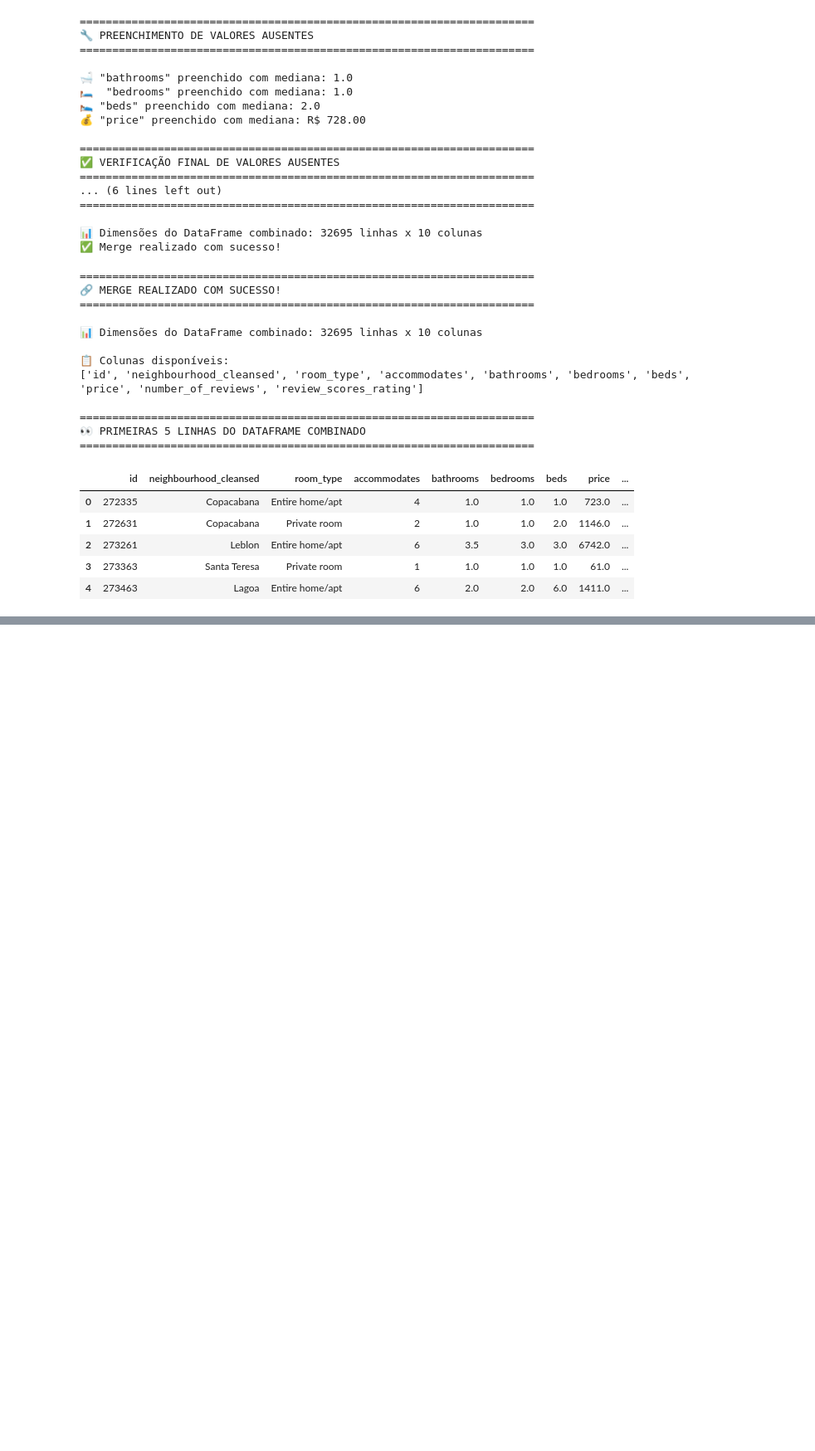
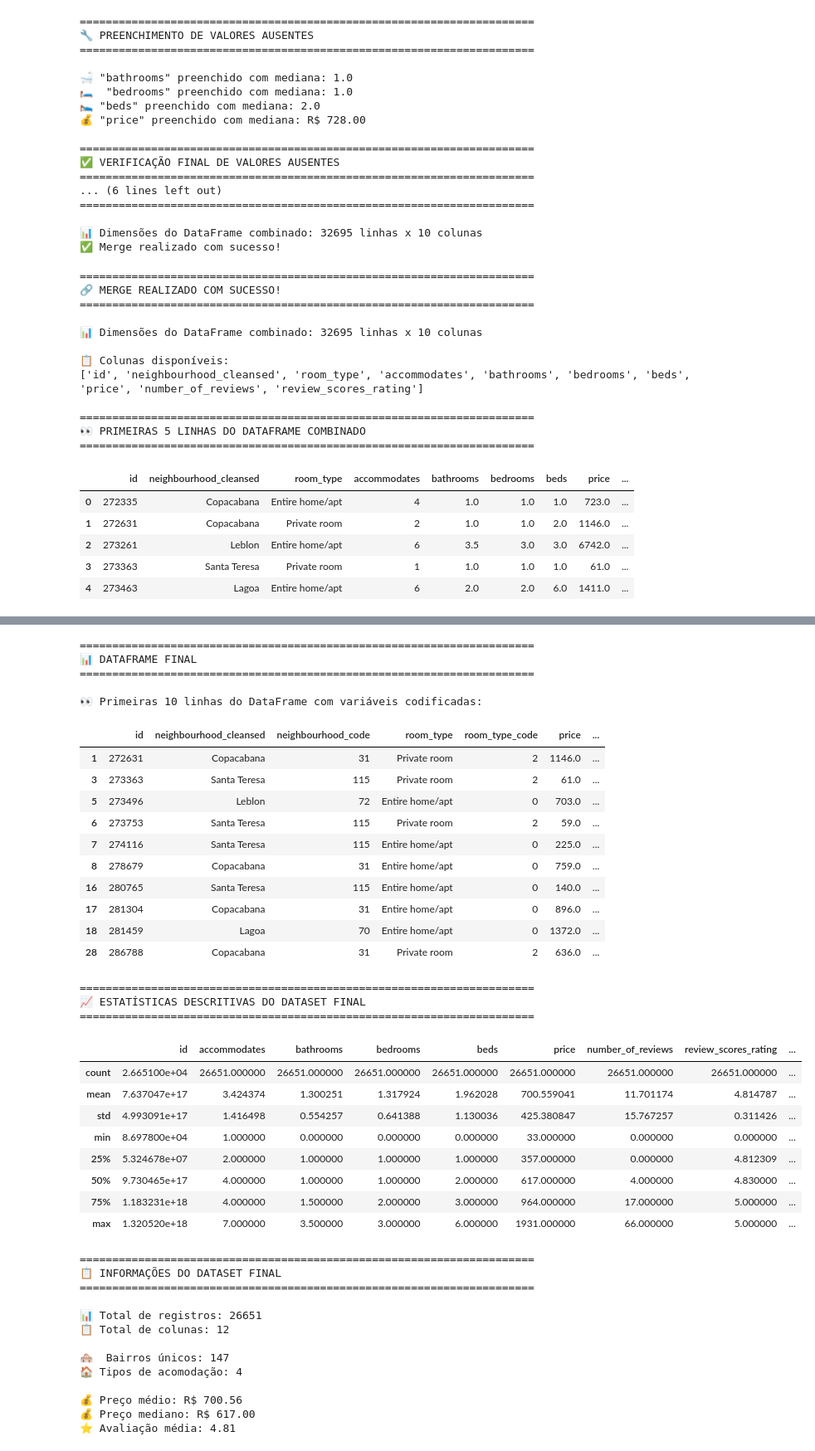
Before and after one commit to Laurentius96/Organizing_and_analyzing_Airbnb_data, a Jupyter notebook: main.ipynb, the cells around one changed output, grey strips where cells are left out. Shown at 83% size. Saved outputs shown, nothing was run; the diff lists cells and outputs as text; code cells hidden in the pictures; blank space fills up the shorter version.

```diff
--- a/main.ipynb
+++ b/main.ipynb
@@ -373,0 +785,73 @@ display(df.head())
+# %%
+# ====================================================================
+# 4.4 DATAFRAME FINAL COM VARIÁVEIS CODIFICADAS
+# ====================================================================
+
+print("=" * 70)
+print("📊 DATAFRAME FINAL")
+print("=" * 70)
+
+# Exibir primeiras linhas do DataFrame com códigos
+print("\n👀 Primeiras 10 linhas do DataFrame com variáveis codificadas:\n")
+display(df_encoded[["id", "neighbourhood_cleansed", "neighbourhood_code",
+                    "room_type", "room_type_code", "price", "review_scores_rating"]].head(10))
+
+# Estatísticas descritivas
+print("\n" + "=" * 70)
+print("📈 ESTATÍSTICAS DESCRITIVAS DO DATASET FINAL")
+print("=" * 70)
+display(df_encoded.describe())
+
+# Informações adicionais
+print("\n" + "=" * 70)
+print("📋 INFORMAÇÕES DO DATASET FINAL")
+print("=" * 70)
+print(f"\n📊 Total de registros: {len(df_encoded)}")
+print(f"📋 Total de colunas: {len(df_encoded.columns)}")
+print(f"\n🏘️  Bairros únicos: {df_encoded['neighbourhood_cleansed'].nunique()}")
+print(f"🏠 Tipos de acomodação: {df_encoded['room_type'].nunique()}")
+print(f"\n💰 Preço médio: R$ {df_encoded['price'].mean():.2f}")
+print(f"💰 Preço mediano: R$ {df_encoded['price'].median():.2f}")
+print(f"⭐ Avaliação média: {df_encoded['review_scores_rating'].mean():.2f}")
+# %% [output]
+======================================================================
+📊 DATAFRAME FINAL
+======================================================================
+
+👀 Primeiras 10 linhas do DataFrame com variáveis codificadas:
+|  | id | neighbourhood_cleansed | neighbourhood_code | room_type | room_type_code | price | ... |
+| 1 | 272631 | Copacabana | 31 | Private room | 2 | 1146.0 | ... |
+| 3 | 273363 | Santa Teresa | 115 | Private room | 2 | 61.0 | ... |
+| 5 | 273496 | Leblon | 72 | Entire home/apt | 0 | 703.0 | ... |
+| 6 | 273753 | Santa Teresa | 115 | Private room | 2 | 59.0 | ... |
+| 7 | 274116 | Santa Teresa | 115 | Entire home/apt | 0 | 225.0 | ... |
+| 8 | 278679 | Copacabana | 31 | Entire home/apt | 0 | 759.0 | ... |
+| 16 | 280765 | Santa Teresa | 115 | Entire home/apt | 0 | 140.0 | ... |
+| 17 | 281304 | Copacabana | 31 | Entire home/apt | 0 | 896.0 | ... |
+| 18 | 281459 | Lagoa | 70 | Entire home/apt | 0 | 1372.0 | ... |
+| 28 | 286788 | Copacabana | 31 | Private room | 2 | 636.0 | ... |
+======================================================================
+📈 ESTATÍSTICAS DESCRITIVAS DO DATASET FINAL
+======================================================================
+|  | id | accommodates | bathrooms | bedrooms | beds | price | number_of_reviews | review_scores_rating | ... |
+| count | 2.665100e+04 | 26651.000000 | 26651.000000 | 26651.000000 | 26651.000000 | 26651.000000 | 26651.000000 | 26651.000000 | ... |
+| mean | 7.637047e+17 | 3.424374 | 1.300251 | 1.317924 | 1.962028 | 700.559041 | 11.701174 | 4.814787 | ... |
+| std | 4.993091e+17 | 1.416498 | 0.554257 | 0.641388 | 1.130036 | 425.380847 | 15.767257 | 0.311426 | ... |
+| min | 8.697800e+04 | 1.000000 | 0.000000 | 0.000000 | 0.000000 | 33.000000 | 0.000000 | 0.000000 | ... |
+| 25% | 5.324678e+07 | 2.000000 | 1.000000 | 1.000000 | 1.000000 | 357.000000 | 0.000000 | 4.812309 | ... |
+| 50% | 9.730465e+17 | 4.000000 | 1.000000 | 1.000000 | 2.000000 | 617.000000 | 4.000000 | 4.830000 | ... |
+| 75% | 1.183231e+18 | 4.000000 | 1.500000 | 2.000000 | 3.000000 | 964.000000 | 17.000000 | 5.000000 | ... |
+| max | 1.320520e+18 | 7.000000 | 3.500000 | 3.000000 | 6.000000 | 1931.000000 | 66.000000 | 5.000000 | ... |
+======================================================================
+📋 INFORMAÇÕES DO DATASET FINAL
+======================================================================
+
+📊 Total de registros: 26651
+📋 Total de colunas: 12
+
+🏘️  Bairros únicos: 147
+🏠 Tipos de acomodação: 4
+
+💰 Preço médio: R$ 700.56
+💰 Preço mediano: R$ 617.00
+⭐ Avaliação média: 4.81
```
Also changed, not shown: parts of 11 cells of this notebook.
